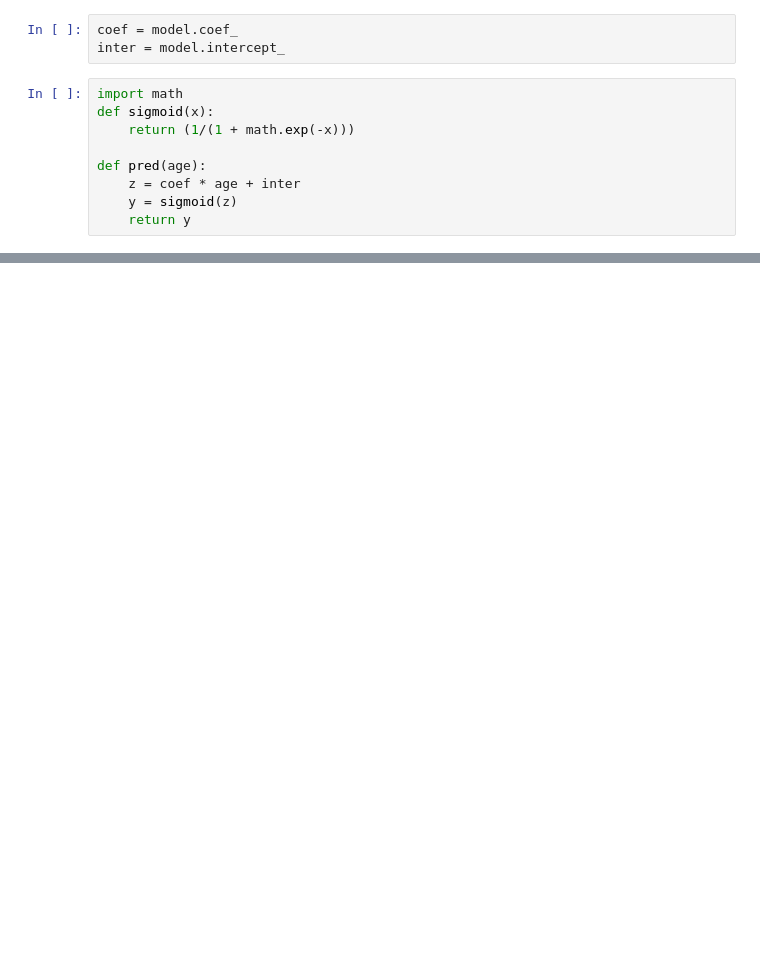
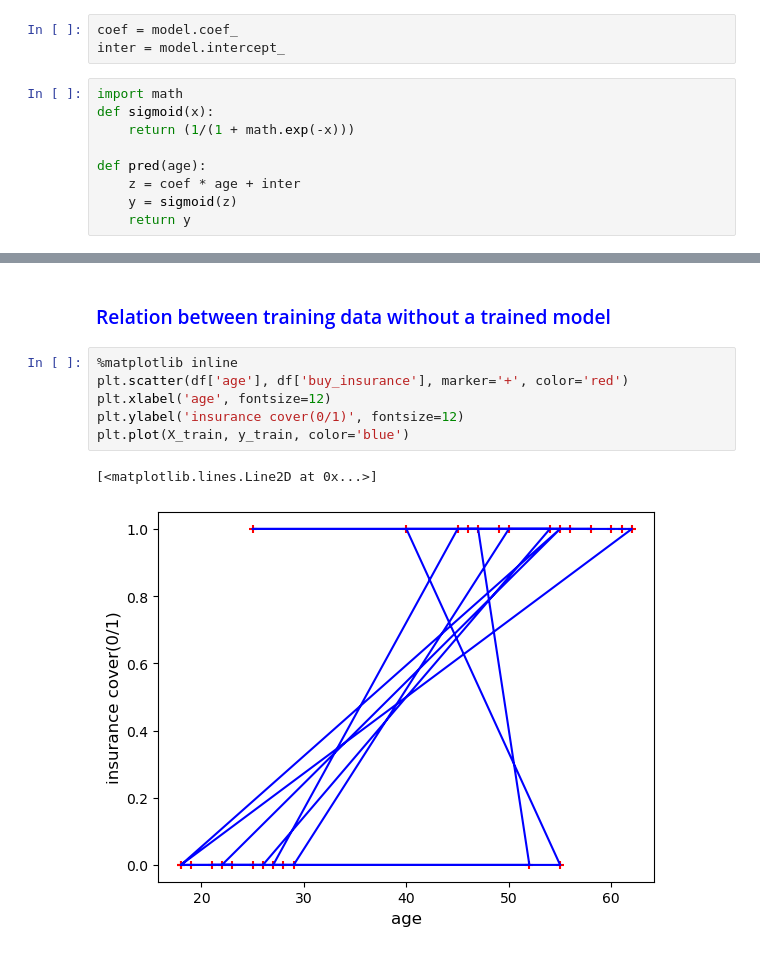
Before and after one commit to akdubey2k/ML, a Jupyter notebook: ML/7_logistic_regression_binary_classification/7_logistic_regression_binary_classification.ipynb, the cells around one changed output, grey strips where cells are left out. Cells and saved outputs as stored; diff of their text form; blank space fills up the shorter version.

```diff
--- a/ML/7_logistic_regression_binary_classification/7_logistic_regression_binary_classification.ipynb
+++ b/ML/7_logistic_regression_binary_classification/7_logistic_regression_binary_classification.ipynb
@@ -74,0 +76,11 @@ pred(58)
+# %% [markdown]
+### <font color='blue'>Relation between training data without a trained model
+# %%
+%matplotlib inline
+plt.scatter(df['age'], df['buy_insurance'], marker='+', color='red')
+plt.xlabel('age', fontsize=12)
+plt.ylabel('insurance cover(0/1)', fontsize=12)
+plt.plot(X_train, y_train, color='blue')
+# %% [output]
+[<matplotlib.lines.Line2D at 0x...>]
+[figure, added]
```
Also changed, not shown: parts of 9 cells of this notebook.
